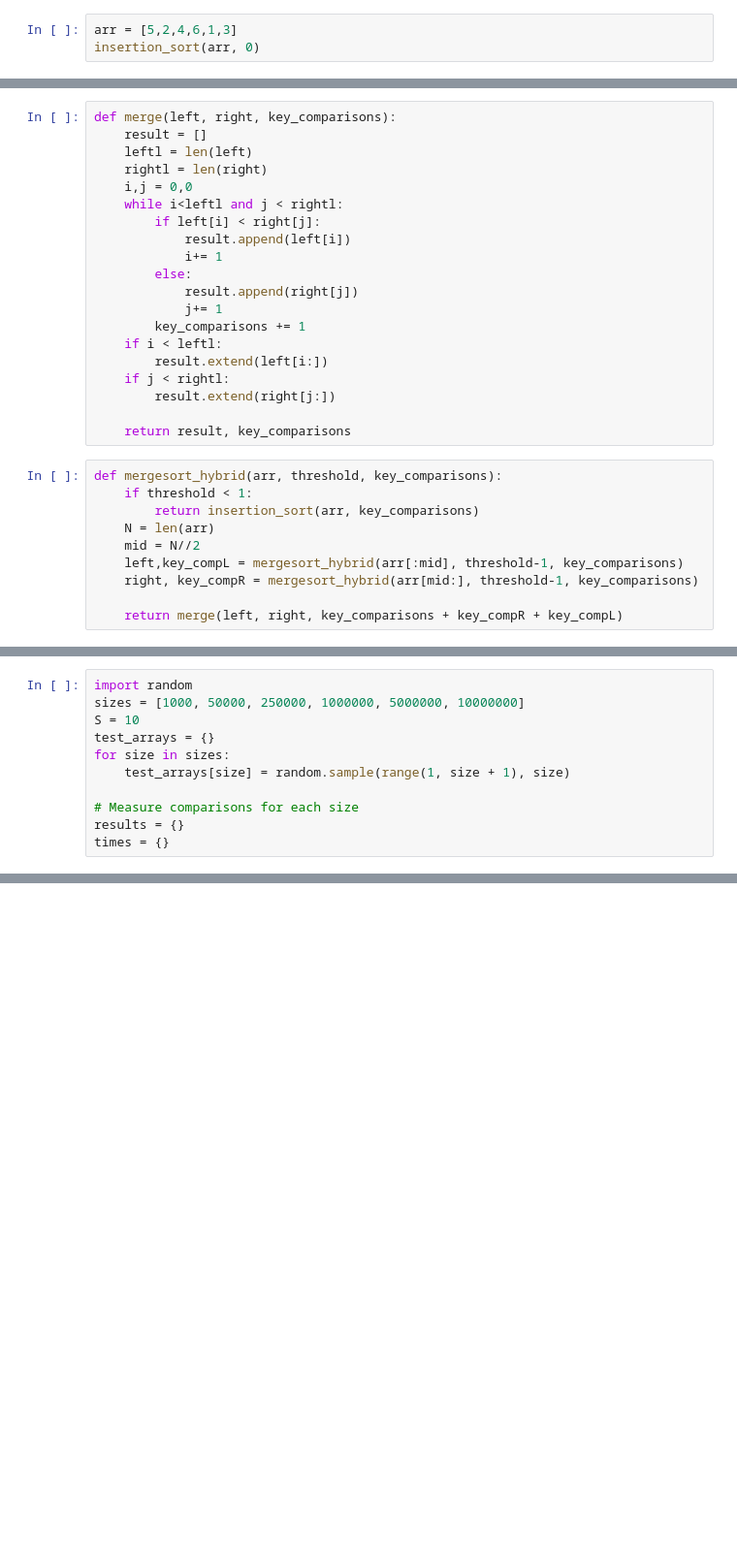
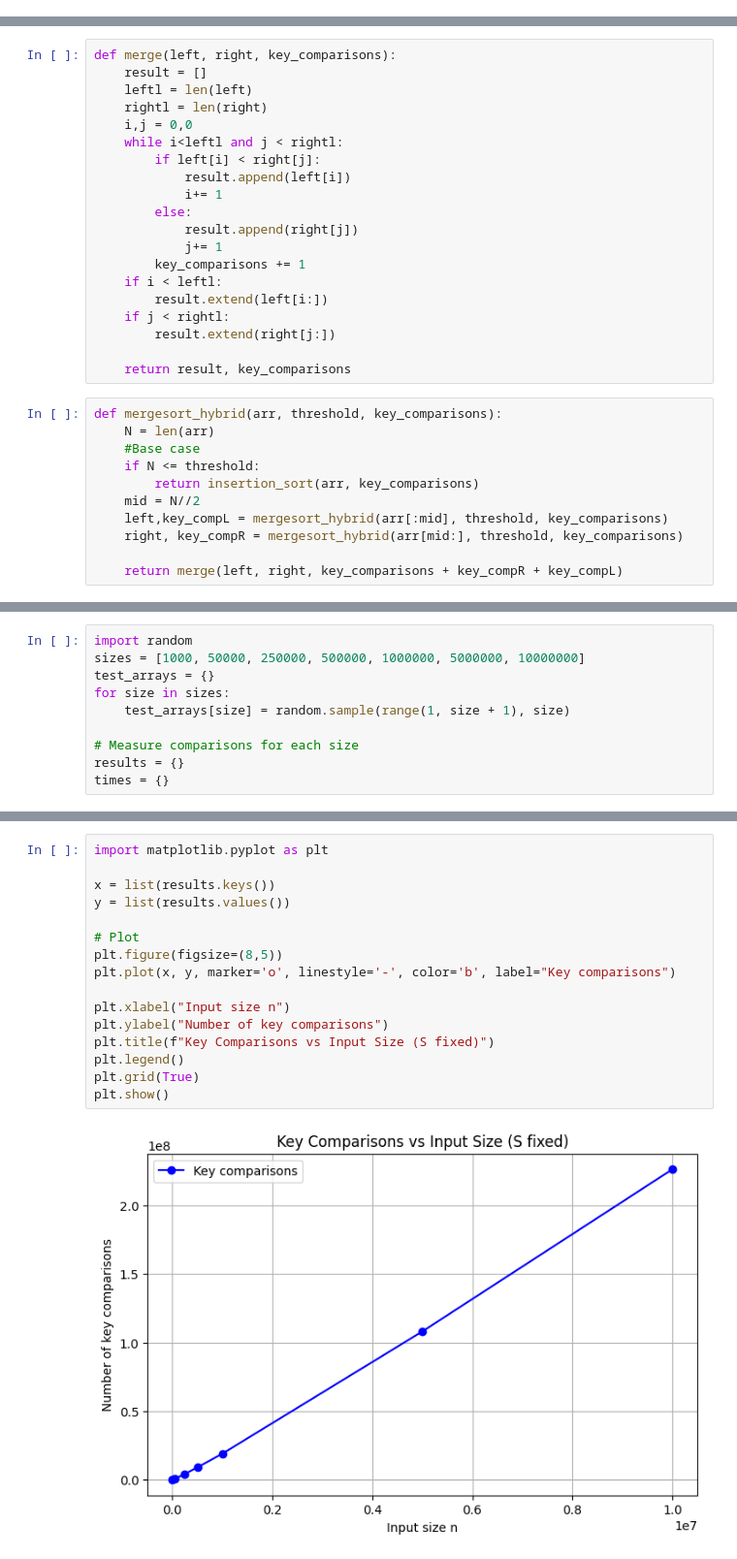
Before and after one commit to UnpretentiousCoder/Algo_design_and_analysis, a Jupyter notebook: lab1.ipynb, the cells around one changed output, grey strips where cells are left out. Shown at 97% size. Saved outputs shown, nothing was run; the diff lists cells and outputs as text; blank space fills up the shorter version.

```diff
--- a/lab1.ipynb
+++ b/lab1.ipynb
@@ -13,6 +13,3 @@ def insertion_sort(arr,key_comparisons):
                 break
 
     return arr, key_comparisons
-# %%
-arr = [5,2,4,6,1,3]
-insertion_sort(arr, 0)
@@ -40,11 +35,12 @@ def merge(left, right, key_comparisons):
     return result, key_comparisons
 # %%
 def mergesort_hybrid(arr, threshold, key_comparisons):
-    if threshold < 1:
+    N = len(arr)
+    #Base case
+    if N <= threshold:
         return insertion_sort(arr, key_comparisons)
-    N = len(arr)
     mid = N//2
-    left,key_compL = mergesort_hybrid(arr[:mid], threshold-1, key_comparisons)
-    right, key_compR = mergesort_hybrid(arr[mid:], threshold-1, key_comparisons)
+    left,key_compL = mergesort_hybrid(arr[:mid], threshold, key_comparisons)
+    right, key_compR = mergesort_hybrid(arr[mid:], threshold, key_comparisons)
 
     return merge(left, right, key_comparisons + key_compR + key_compL)
@@ -56,7 +47,6 @@ mergesort_hybrid(arr, 1, 0)
 # %%
 import random
-sizes = [1000, 50000, 250000, 1000000, 5000000, 10000000]
-S = 10
+sizes = [1000, 50000, 250000, 500000, 1000000, 5000000, 10000000]
 test_arrays = {}
 for size in sizes:
     test_arrays[size] = random.sample(range(1, size + 1), size)
@@ -101,0 +94,18 @@ Testing size: 10,000,000
+# %%
+import matplotlib.pyplot as plt
+
+x = list(results.keys())
+y = list(results.values())
+
+# Plot
+plt.figure(figsize=(8,5))
+plt.plot(x, y, marker='o', linestyle='-', color='b', label="Key comparisons")
+
+plt.xlabel("Input size n")
+plt.ylabel("Number of key comparisons")
+plt.title(f"Key Comparisons vs Input Size (S fixed)")
+plt.legend()
+plt.grid(True)
+plt.show()
+# %% [output]
+[figure, added]
```
Also changed, not shown: parts of 12 cells of this notebook.
